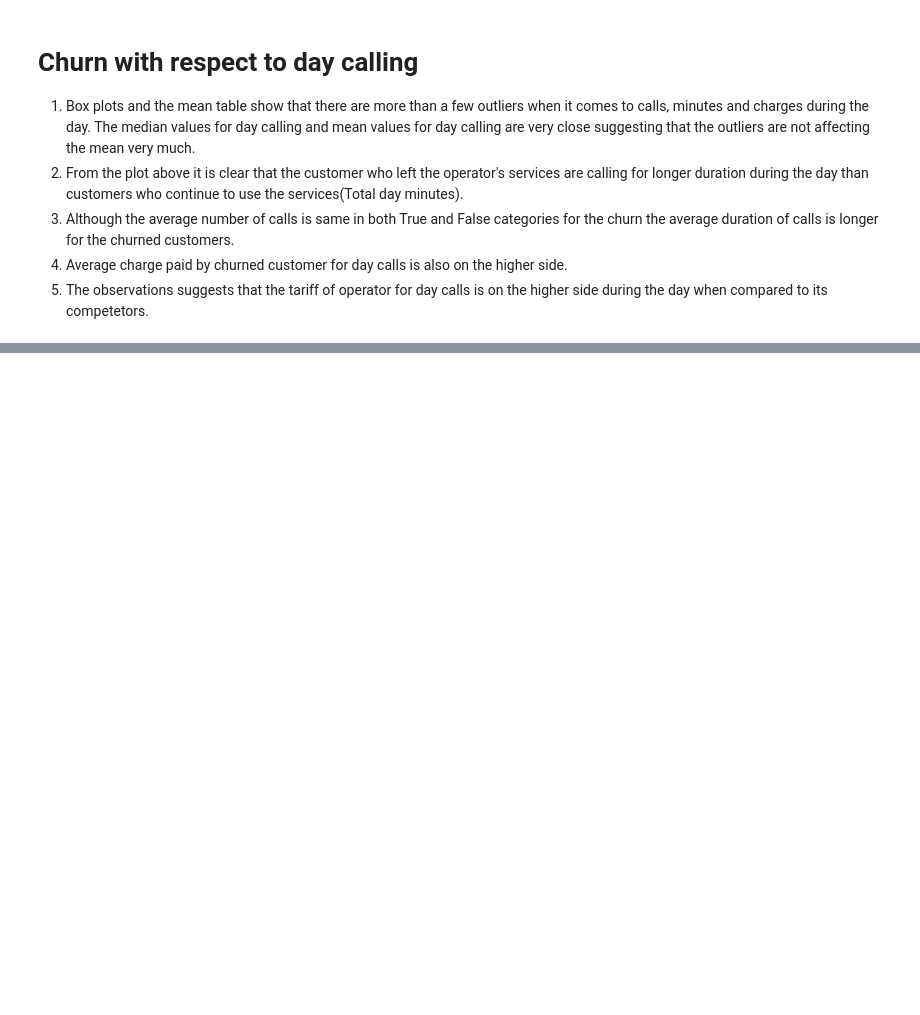
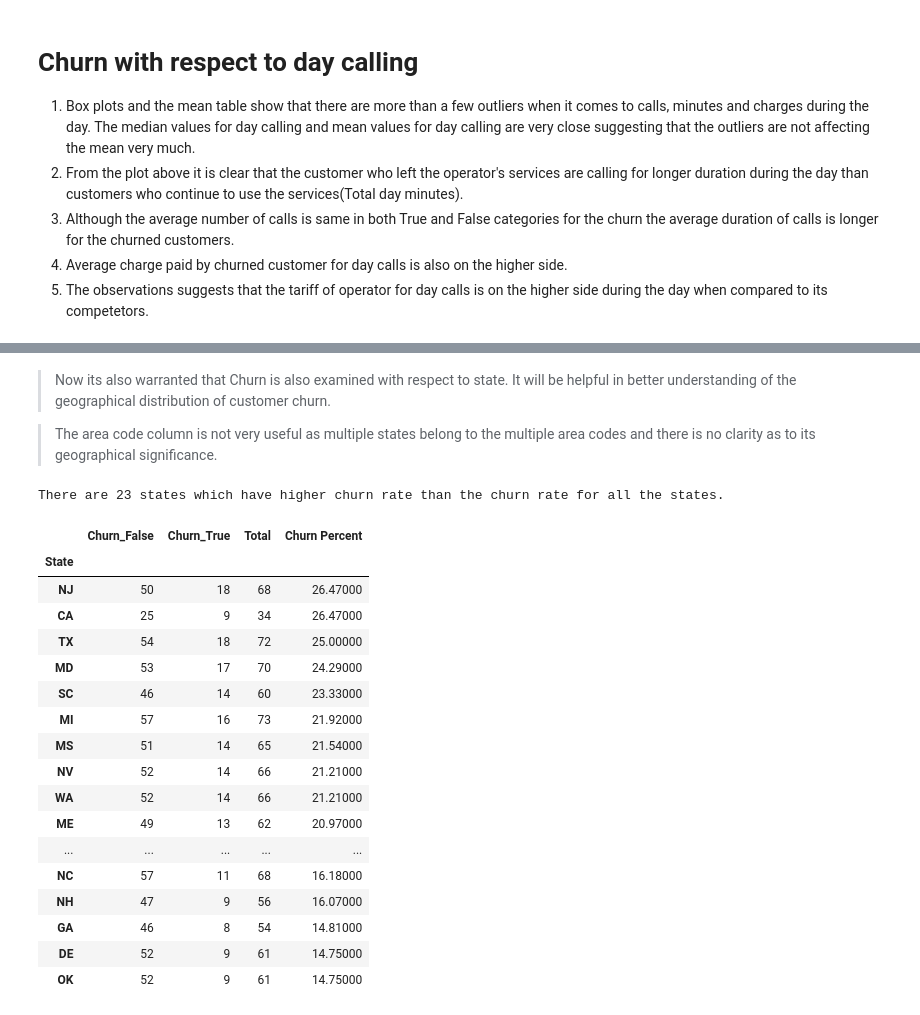
Before and after one commit to Sourabhpatel1/Capstone-Project-EDA-AlmaBatter, a Jupyter notebook: EDA_on_Telecom_Churn_Dataset(Capstone_Project_1).ipynb, the cells around one changed output, grey strips where cells are left out. Saved outputs shown, nothing was run; the diff lists cells and outputs as text; code cells hidden in the pictures; blank space fills up the shorter version.

```diff
--- a/EDA_on_Telecom_Churn_Dataset(Capstone_Project_1).ipynb
+++ b/EDA_on_Telecom_Churn_Dataset(Capstone_Project_1).ipynb
@@ -366,0 +406,50 @@ for container in ax.containers:
+# %% [markdown]
+<blockquote>Now its also warranted that Churn is also examined with respect to state. It will be helpful in better understanding of the geographical distribution of customer churn.</blockquote>
+<blockquote> The area code column is not very useful as multiple states belong to the multiple area codes and there is no clarity as to its geographical significance.</blockquote>
+# %%
+# Grouping the churn and retention count by state and sorting by churn
+
+state_churn_group = pd.DataFrame(churn_data.groupby("State")["Churn"].value_counts().sort_values(ascending=False)).unstack()
+
+# Getting total number of subscribers in each state
+
+state_churn_group["Total"] = state_churn_group[("Churn", False)] + state_churn_group[("Churn", True)]
+
+# Finding out the Churn Percent bu state
+state_churn_group["Churn Percent"] = round((state_churn_group[("Churn", True)] / state_churn_group["Total"])*100,2)
+
+# Sorting the group by churn percent
+
+state_churn_group = state_churn_group.sort_values(by="Churn Percent", ascending=False)
+
+# Getting the states with churn percent equal to or greater than overall churn percnt (14.49)
+state_churn_group_to_plot = state_churn_group.loc[state_churn_group["Churn Percent"] >= percent_churn]
+
+# Renaming the Columns for Better Understanding
+state_churn_group_to_plot.columns = ["Churn_False", "Churn_True", "Total", "Churn Percent"]
+
+# Number of States in the higest churn rate states group
+print(f"There are {len(state_churn_group_to_plot)} states which have higher churn rate than the churn rate for all the states.")
+
+# Looking at the Data Fram
+state_churn_group_to_plot
+# %% [output]
+There are 23 states which have higher churn rate than the churn rate for all the states.
+|  | Churn_False | Churn_True | Total | Churn Percent |
+| State |  |  |  |  |
+| NJ | 50 | 18 | 68 | 26.47000 |
+| CA | 25 | 9 | 34 | 26.47000 |
+| TX | 54 | 18 | 72 | 25.00000 |
+| MD | 53 | 17 | 70 | 24.29000 |
+| SC | 46 | 14 | 60 | 23.33000 |
+| MI | 57 | 16 | 73 | 21.92000 |
+| MS | 51 | 14 | 65 | 21.54000 |
+| NV | 52 | 14 | 66 | 21.21000 |
+| WA | 52 | 14 | 66 | 21.21000 |
+| ME | 49 | 13 | 62 | 20.97000 |
+| ... | ... | ... | ... | ... |
+| NC | 57 | 11 | 68 | 16.18000 |
+| NH | 47 | 9 | 56 | 16.07000 |
+| GA | 46 | 8 | 54 | 14.81000 |
+| DE | 52 | 9 | 61 | 14.75000 |
+| OK | 52 | 9 | 61 | 14.75000 |
```
Also changed, not shown: parts of 10 cells of this notebook.
